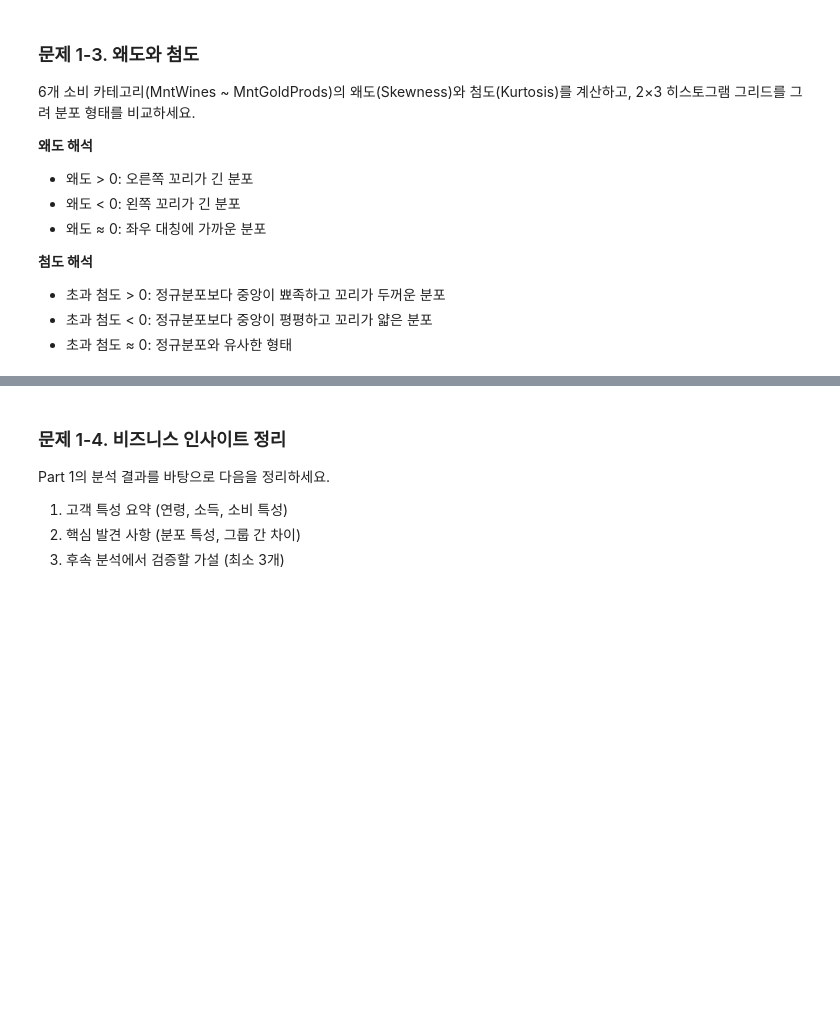
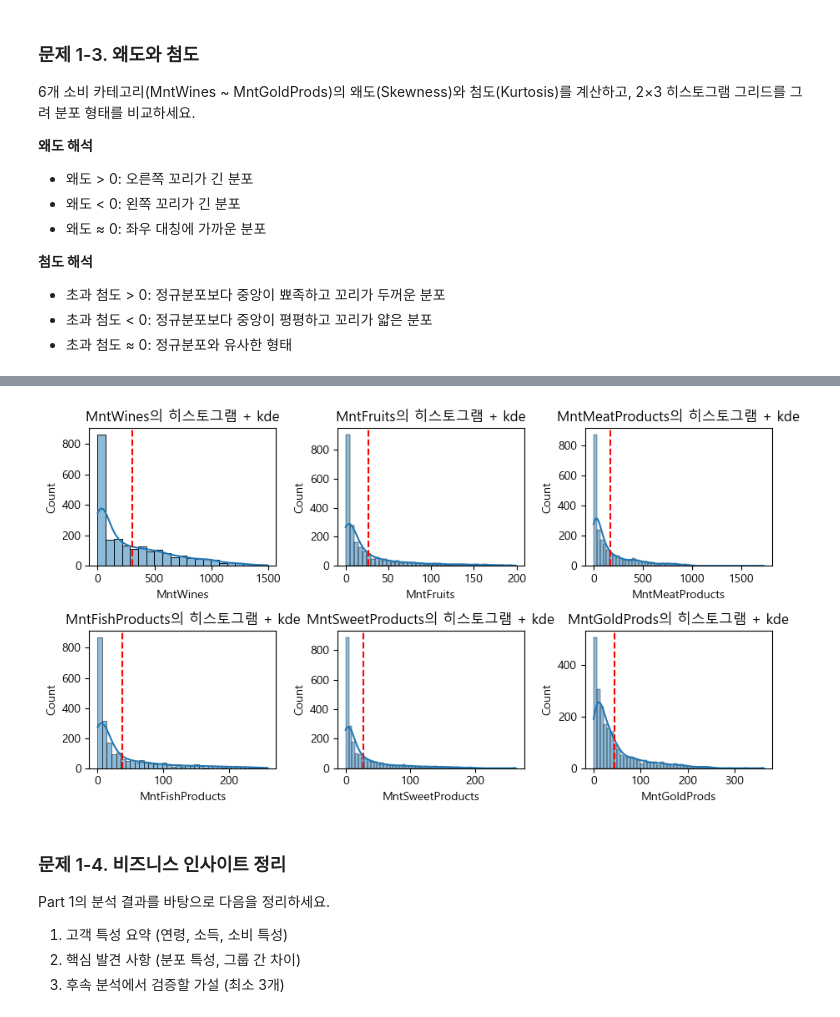
Before and after one commit to sparta-data11-statistics-practice/practice-01-descriptive-statistics-Heesang01, a Jupyter notebook: practice_comprehensive.ipynb, the cells around one changed output, grey strips where cells are left out. Saved outputs shown, nothing was run; the diff lists cells and outputs as text; code cells hidden in the pictures; blank space fills up the shorter version.

```diff
--- a/practice_comprehensive.ipynb
+++ b/practice_comprehensive.ipynb
@@ -236,5 +417,38 @@ hist_colors = [COLORS['blue'], COLORS['violet'], COLORS['teal'],
 # %%
 # TODO 1-3(b): 2×3 히스토그램 그리드 (각 카테고리 분포 + 평균선)
+
+fig, axes = plt.subplots(2, 3, figsize=(9,5))
+sns.histplot(df[spending_columns[0]], bins='auto', ax=axes[0,0], kde=True)
+axes[0,0].set_title(f'{spending_columns[0]}의 히스토그램 + kde')
+sns.histplot(df[spending_columns[1]], bins='auto', ax=axes[0,1], kde=True)
+axes[0,1].set_title(f'{spending_columns[1]}의 히스토그램 + kde')
+sns.histplot(df[spending_columns[2]], bins='auto', ax=axes[0,2], kde=True)
+axes[0,2].set_title(f'{spending_columns[2]}의 히스토그램 + kde')
+sns.histplot(df[spending_columns[3]], bins='auto', ax=axes[1,0], kde=True)
+axes[1,0].set_title(f'{spending_columns[3]}의 히스토그램 + kde')
+sns.histplot(df[spending_columns[4]], bins='auto', ax=axes[1,1], kde=True)
+axes[1,1].set_title(f'{spending_columns[4]}의 히스토그램 + kde')
+sns.histplot(df[spending_columns[5]], bins='auto', ax=axes[1,2], kde=True)
+axes[1,2].set_title(f'{spending_columns[5]}의 히스토그램 + kde')
+
+# 평균선 만들기
+mean = df[spending_columns[0]].mean()
+axes[0,0].axvline(mean, linestyle='--', color='red')
+mean = df[spending_columns[1]].mean()
+axes[0,1].axvline(mean, linestyle='--', color='red')
+mean = df[spending_columns[2]].mean()
+axes[0,2].axvline(mean, linestyle='--', color='red')
+mean = df[spending_columns[3]].mean()
+axes[1,0].axvline(mean, linestyle='--', color='red')
+mean = df[spending_columns[4]].mean()
+axes[1,1].axvline(mean, linestyle='--', color='red')
+mean = df[spending_columns[5]].mean()
+axes[1,2].axvline(mean, linestyle='--', color='red')
+
+plt.tight_layout()
+plt.show()
+# %% [output]
+[figure, added]
 # %% [markdown]
 ### 문제 1-4. 비즈니스 인사이트 정리
 
```
Also changed, not shown: parts of 12 cells of this notebook, 3 other files.
